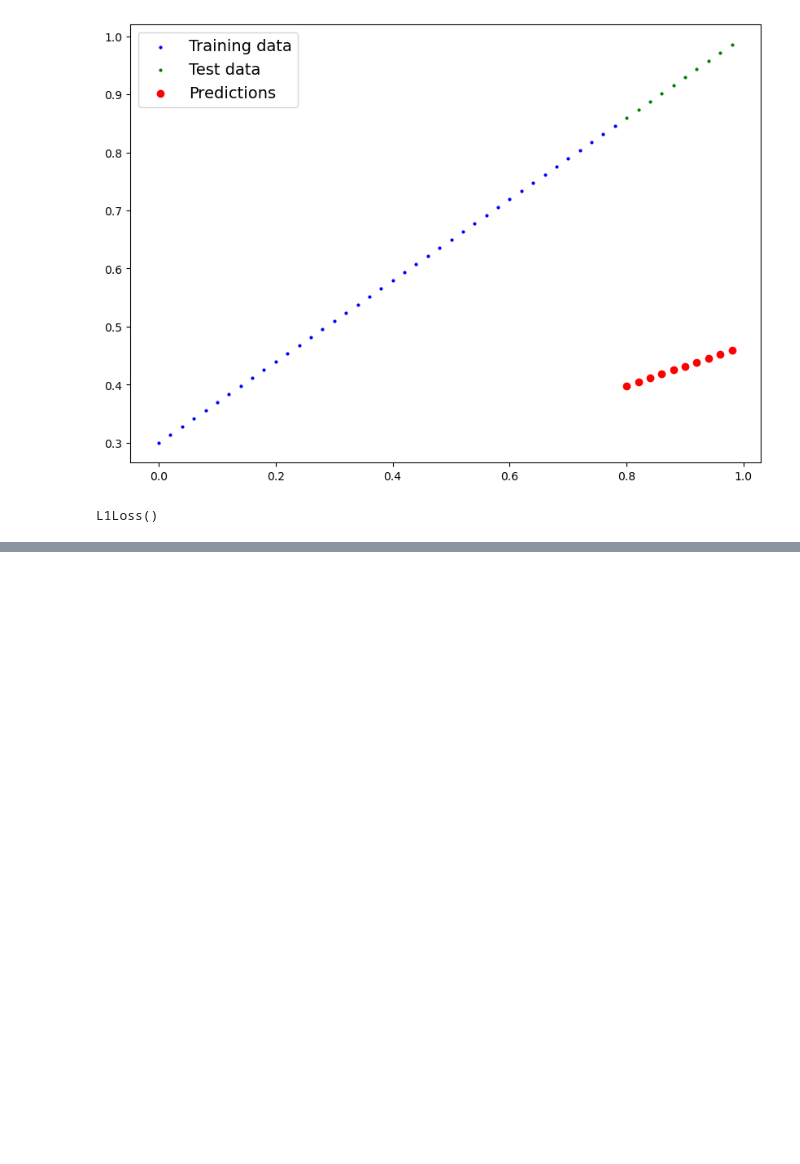
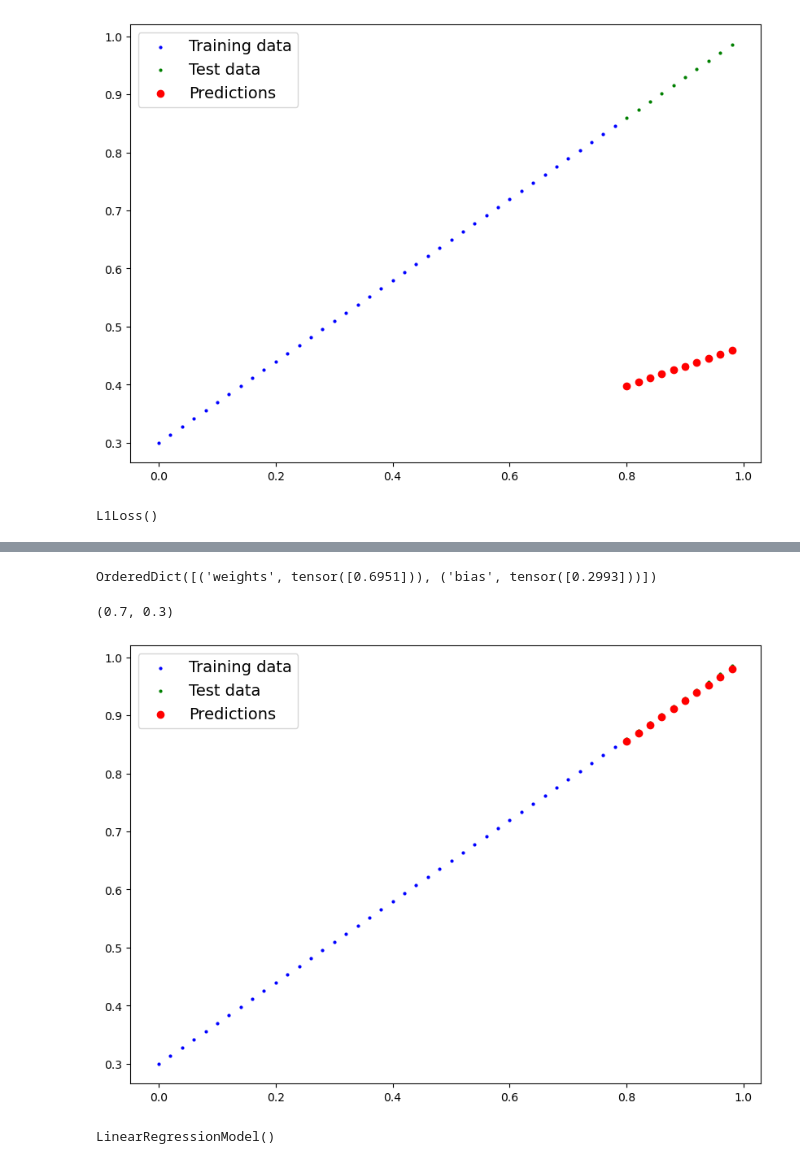
Before and after one commit to lululuyuanyuanyuanGe/LuPlayground, a Jupyter notebook: VLM/01_pytorch_workflow_video.ipynb, the cells around one changed output, grey strips where cells are left out. Cells and saved outputs as stored; diff of their text form; code cells hidden in the pictures; blank space fills up the shorter version.

Commit message:
Reimplement another linear regression algorithm

```diff
--- a/VLM/01_pytorch_workflow_video.ipynb
+++ b/VLM/01_pytorch_workflow_video.ipynb
@@ -133,7 +133,16 @@ L1Loss()
 # %%
 optimizer = torch.optim.SGD(params = model_0.parameters(), lr = 0.01)
 # %%
-epochs = 1
+epochs = 100
 for epoch in range(epochs):
     model_0.train()
     y_pred = model_0(X_train)
+
+    loss = loss_fn(y_pred, y_train)
+    print(f"Loss:",loss)
+
+    optimizer.zero_grad()
+
+    loss.backward()
+
+    optimizer.step()
@@ -139,0 +167,19 @@ for epoch in range(epochs):
+# %%
+model_0.state_dict()
+# %% [output]
+OrderedDict([('weights', tensor([0.6951])), ('bias', tensor([0.2993]))])
+# %%
+weight, bias
+# %% [output]
+(0.7, 0.3)
+# %%
+with torch.inference_mode():
+    y_predict_new = model_0(X_test)
+
+plot_predictions(predictions = y_predict_new)
+# %% [output]
+[figure, added]
+# %%
+model_0.eval()
+# %% [output]
+LinearRegressionModel()
```
Also changed, not shown: parts of 11 cells of this notebook, 3 other files.
